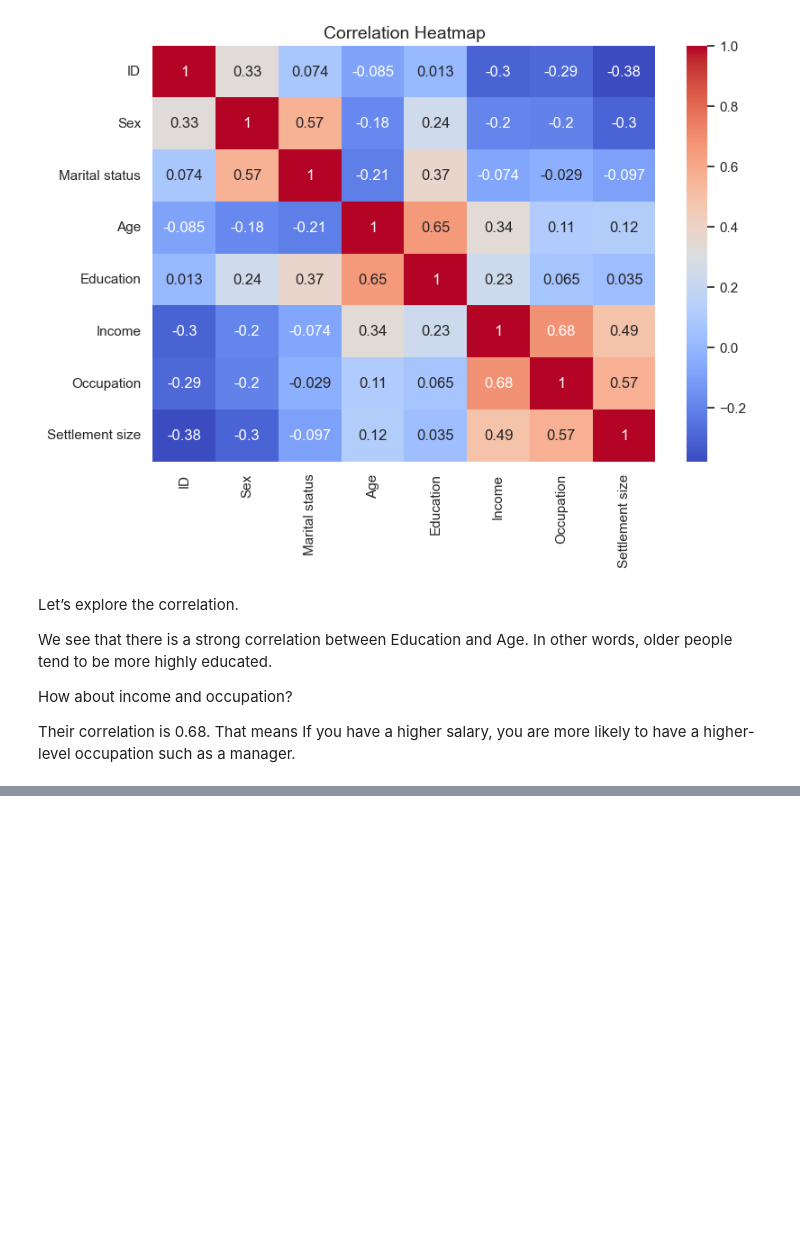
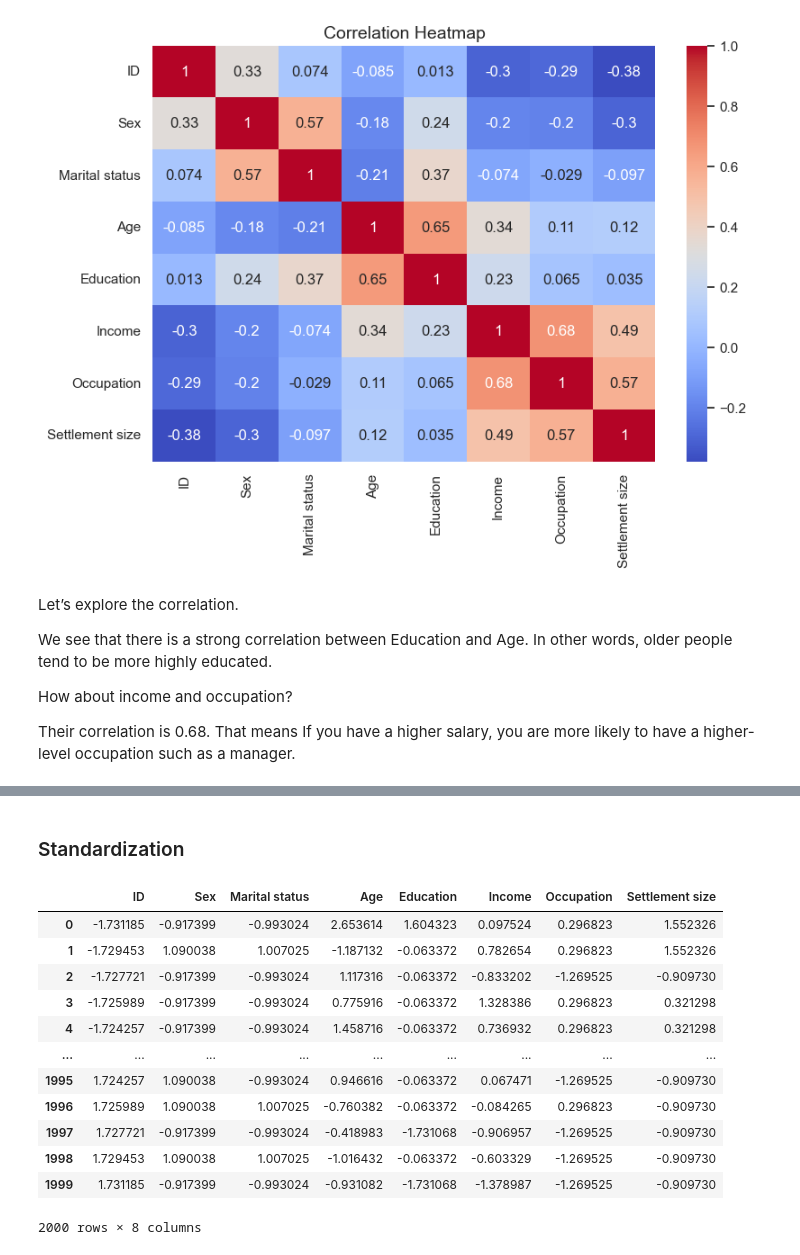
Before and after one commit to kennyOlakunle/customer_segmentation_using_Python, a Jupyter notebook: segment_ML.ipynb, the cells around one changed output, grey strips where cells are left out. Saved outputs shown, nothing was run; the diff lists cells and outputs as text; code cells hidden in the pictures; blank space fills up the shorter version.

```diff
--- a/segment_ML.ipynb
+++ b/segment_ML.ipynb
@@ -185,0 +207,2 @@ Their correlation is 0.68. That means If you have a higher salary, you are more
+# %% [markdown]
+### Standardization
@@ -185,0 +212,17 @@ Their correlation is 0.68. That means If you have a higher salary, you are more
+# %%
+seg_data_stand = pd.DataFrame(data = seg_data_st, columns = seg_data.columns)
+seg_data_stand
+# %% [output]
+|  | ID | Sex | Marital status | Age | Education | Income | Occupation | Settlement size |
+| 0 | -1.731185 | -0.917399 | -0.993024 | 2.653614 | 1.604323 | 0.097524 | 0.296823 | 1.552326 |
+| 1 | -1.729453 | 1.090038 | 1.007025 | -1.187132 | -0.063372 | 0.782654 | 0.296823 | 1.552326 |
+| 2 | -1.727721 | -0.917399 | -0.993024 | 1.117316 | -0.063372 | -0.833202 | -1.269525 | -0.909730 |
+| 3 | -1.725989 | -0.917399 | -0.993024 | 0.775916 | -0.063372 | 1.328386 | 0.296823 | 0.321298 |
+| 4 | -1.724257 | -0.917399 | -0.993024 | 1.458716 | -0.063372 | 0.736932 | 0.296823 | 0.321298 |
+| ... | ... | ... | ... | ... | ... | ... | ... | ... |
+| 1995 | 1.724257 | 1.090038 | -0.993024 | 0.946616 | -0.063372 | 0.067471 | -1.269525 | -0.909730 |
+| 1996 | 1.725989 | 1.090038 | 1.007025 | -0.760382 | -0.063372 | -0.084265 | 0.296823 | -0.909730 |
+| 1997 | 1.727721 | -0.917399 | -0.993024 | -0.418983 | -1.731068 | -0.906957 | -1.269525 | -0.909730 |
+| 1998 | 1.729453 | 1.090038 | 1.007025 | -1.016432 | -0.063372 | -0.603329 | -1.269525 | -0.909730 |
+| 1999 | 1.731185 | -0.917399 | -0.993024 | -0.931082 | -1.731068 | -1.378987 | -1.269525 | -0.909730 |
+2000 rows × 8 columns
```
Also changed, not shown: parts of 19 cells of this notebook.
